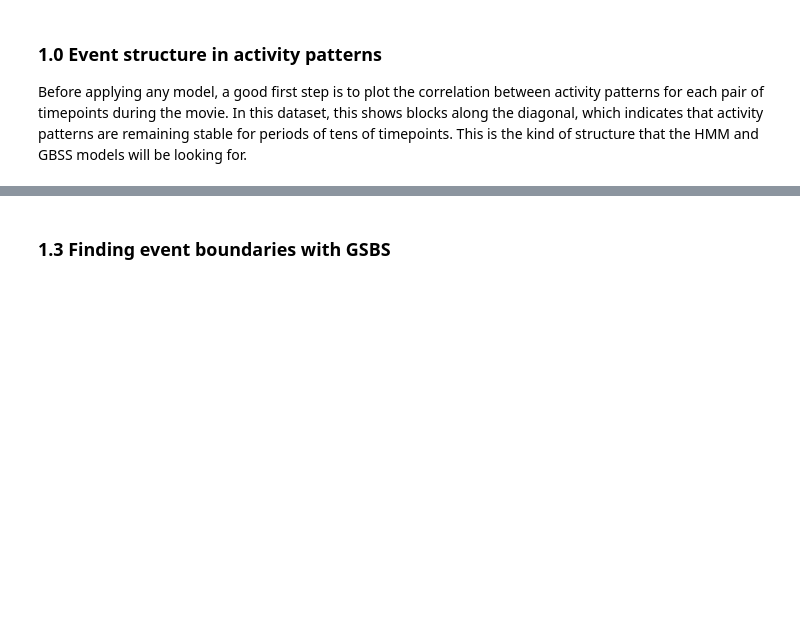
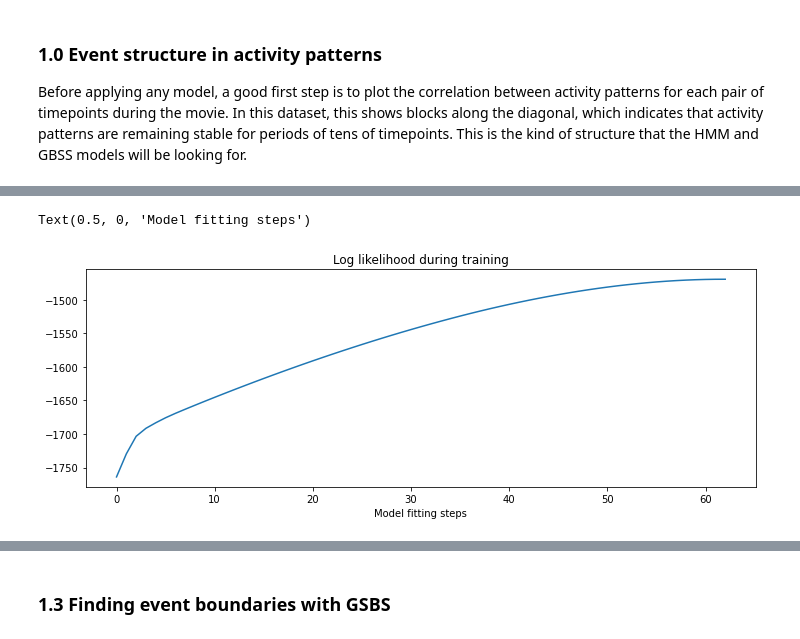
Before and after one commit to naturalistic-data-analysis/tutorial_development, a Jupyter notebook: event-segmentation/event-segmentation.ipynb, the cells around one changed output, grey strips where cells are left out. Drawn from its saved outputs; the diff is of its cells as text; code cells hidden in the pictures; blank space fills up the shorter version.

```diff
--- a/event-segmentation/event-segmentation.ipynb
+++ b/event-segmentation/event-segmentation.ipynb
@@ -55,22 +18,30 @@ def tr_tr_plot(pred_seg, data, num_time_points, gsbs = 0):
 
 From the angular gyrus (area PG from (Eickhoff et al., 2005), we'll load movie data from all subjects, and recall data from one subject. Subjects were watching the first hour of [A Study in Pink](https://en.wikipedia.org/wiki/A_Study_in_Pink) (here we are loading only the first half of this data), and then freely recalled the narrative. Please refer to [Chen et al. (2017)](https://doi.org/10.1038/nn.4450) to learn more about this dataset.
 # %%
-%%time
+if (not os.path.exists('Sherlock_AG_movie.npy') or
+    not os.path.exists('Sherlock_AG_recall.npy')):
+    Sherlock_path = '../../Sherlock/'
+    movie = []
 
-Sherlock_path = '../../Sherlock/'
-movie = []
+    print('Cached data not found, loading from nii files')
+    for sub in range(1,17):
+        print('   Loading sub-%02d...' % sub)
+        movie.append(apply_mask(os.path.join(Sherlock_path, 'fmriprep','sub-%02d' % sub, 'func', \
+                               'sub-%02d_denoise_smooth6mm_task-sherlockPart1_AngOnly_bold.nii.gz' % sub),
+                               os.path.join(Sherlock_path, 'AG_mask.nii.gz')))
+        if sub == 7:
+            recall = apply_mask(os.path.join(Sherlock_path, 'fmriprep','sub-%02d' % sub, 'func', \
+                               'sub-%02d_denoise_smooth6mm_task-freerecall_AngOnly_bold.nii.gz' % sub),
+                               os.path.join(Sherlock_path, 'AG_mask.nii.gz'))
 
-for sub in range(1,17):
-    print('Loading sub-%02d' % sub)
-    movie.append(apply_mask(os.path.join(Sherlock_path, 'fmriprep','sub-%02d' % sub, 'func', \
-                           'sub-%02d_denoise_smooth6mm_task-sherlockPart1_AngOnly_bold.nii.gz' % sub),
-                           os.path.join(Sherlock_path, 'AG_mask.nii.gz')))
-    if sub == 7:
-        recall = apply_mask(os.path.join(Sherlock_path, 'fmriprep','sub-%02d' % sub, 'func', \
-                           'sub-%02d_denoise_smooth6mm_task-freerecall_AngOnly_bold.nii.gz' % sub),
-                           os.path.join(Sherlock_path, 'AG_mask.nii.gz'))
+    valid_vox = reduce(np.union1d, [np.where(np.std(m, axis=0)>0)[0] for m in movie])
+    movie = [m[:,valid_vox] for m in movie]
+    recall = recall[:,valid_vox]
+    np.save('Sherlock_AG_movie.npy', movie)
+    np.save('Sherlock_AG_recall.npy', recall)
 
-valid_vox = reduce(np.union1d, [np.where(np.std(m, axis=0)>0)[0] for m in movie])
-movie = [m[:,valid_vox] for m in movie]
+
+movie = np.load('Sherlock_AG_movie.npy')
+recall = np.load('Sherlock_AG_recall.npy')
 movie_group = np.mean(movie, axis=0)
 # %% [output]
@@ -129,0 +92,9 @@ EventSegment(event_chains=array([0., 0., 0., 0., 0., 0., 0., 0., 0., 0., 0., 0.,
+# %%
+# Plotting the log-likelihood (measuring overall model fit)
+plt.figure(figsize = (12, 4))
+plt.plot(movie_HMM.ll_)
+plt.title('Log likelihood during training')
+plt.xlabel('Model fitting steps')
+# %% [output]
+Text(0.5, 0, 'Model fitting steps')
+[figure, added]
```
Also changed, not shown: parts of 45 cells of this notebook.
